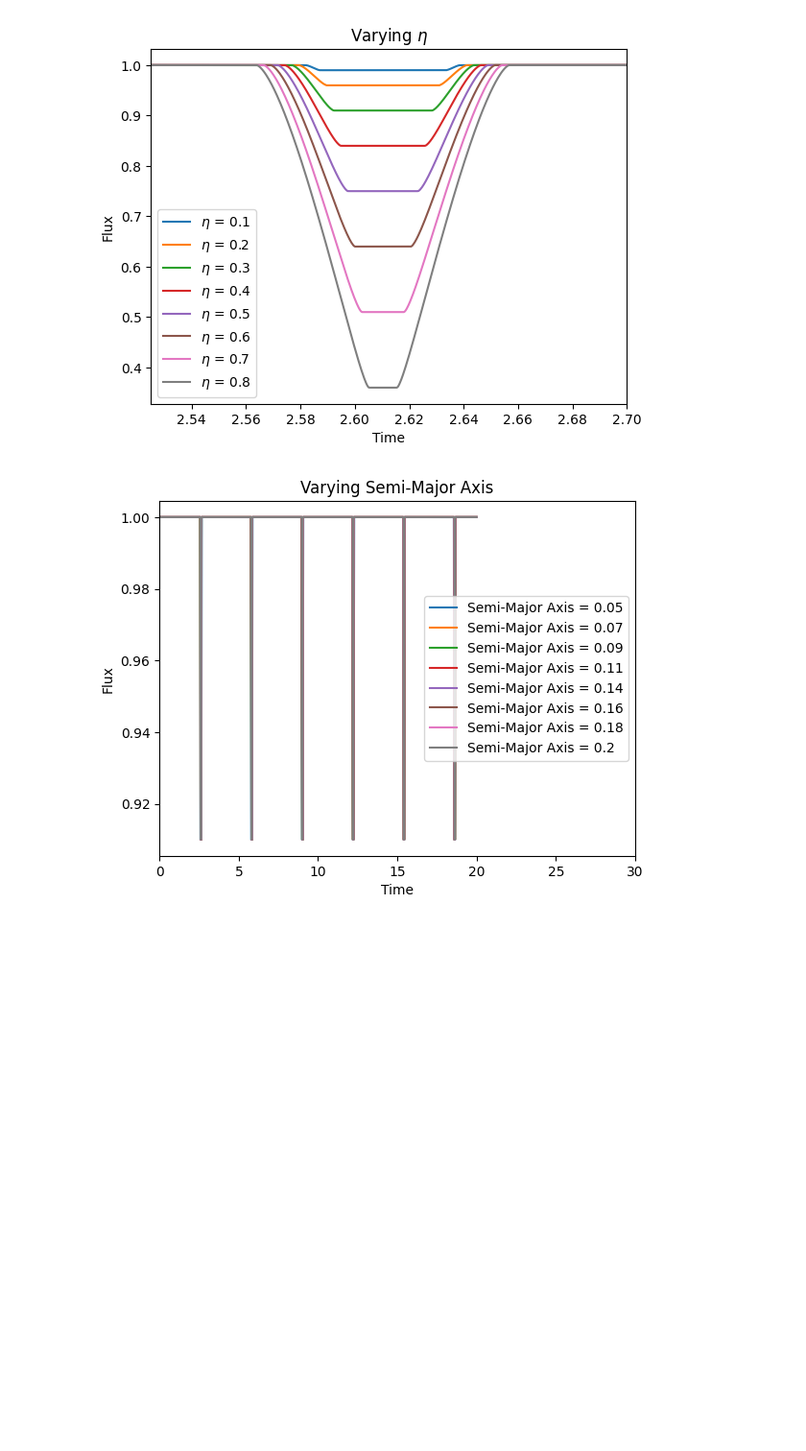
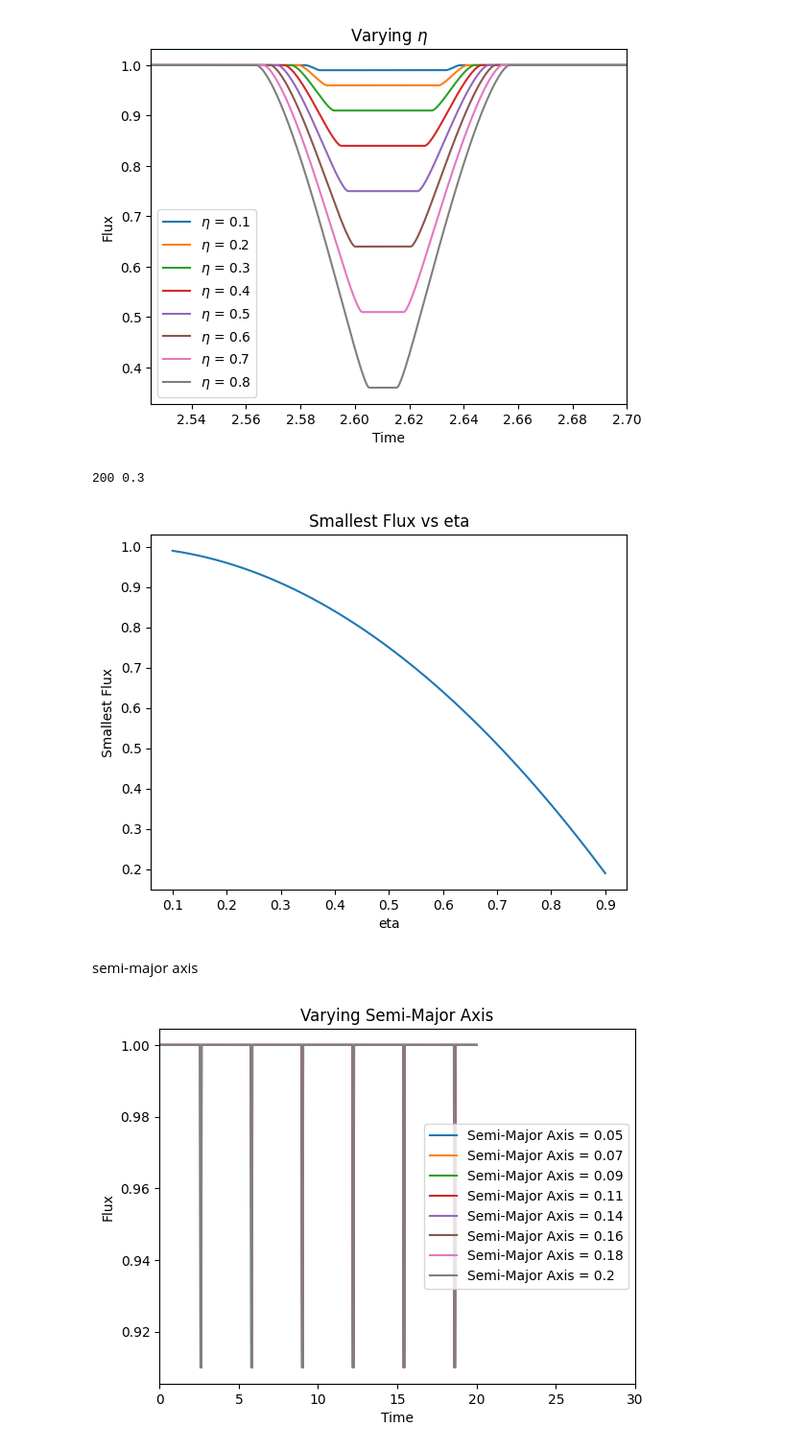
Before and after one commit to JCatton/KJRJMCMCMC, a Jupyter notebook: sim/LCDependenceOnParams.ipynb, the cells around one changed output. Shown at 96% size. Drawn from its saved outputs; the diff is of its cells as text; code cells hidden in the pictures; blank space fills up the shorter version.

```diff
--- a/sim/LCDependenceOnParams.ipynb
+++ b/sim/LCDependenceOnParams.ipynb
@@ -132,6 +132,28 @@ fluxes = get_fluxes_for_param(stellar_params, times_input, planet_params_new, 0,
 plot_param(r"$\eta$", eta_list, times_input, fluxes, time_bounds = (2.525,2.7))
 # %% [output]
 [figure]
+# %%
+planet_params_new = planet_params.copy()
+times_input_2 = np.linspace(0, 2 * 10, 600000)  # Lets go higher time resolution
+eta_list_2 = np.linspace(0.1, 0.9, 200)
+fluxes2 = get_fluxes_for_param(stellar_params, times_input_2, planet_params_new, 0, eta_list_2)
+smallest_flux = []
+for i in fluxes2:
+    smallest_flux.append(min(i))
+
+print(len(smallest_flux), planet_params[0][0])
+
+plt.plot(eta_list_2, smallest_flux)
+plt.title("Smallest Flux vs eta")
+plt.xlabel("eta")
+plt.ylabel("Smallest Flux")
+
+plt.show()
+# %% [output]
+200 0.3
+[figure, added]
+# %% [markdown]
+semi-major axis
 # %%
 planet_params_new = planet_params.copy()
 fluxes = get_fluxes_for_param(stellar_params, times_input, planet_params_new, 1, a_list)
```
Also changed, not shown: parts of 12 cells of this notebook.
